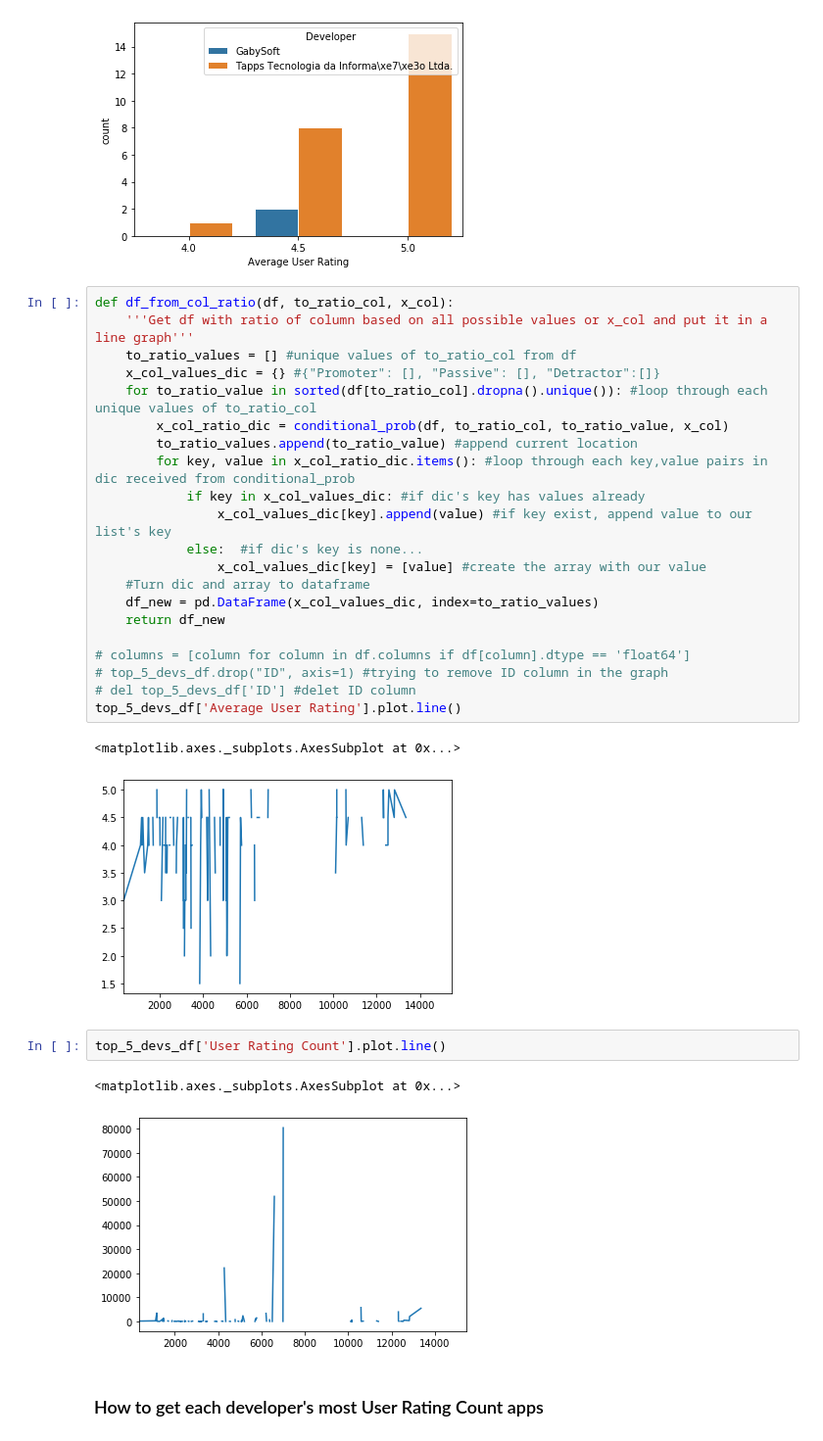
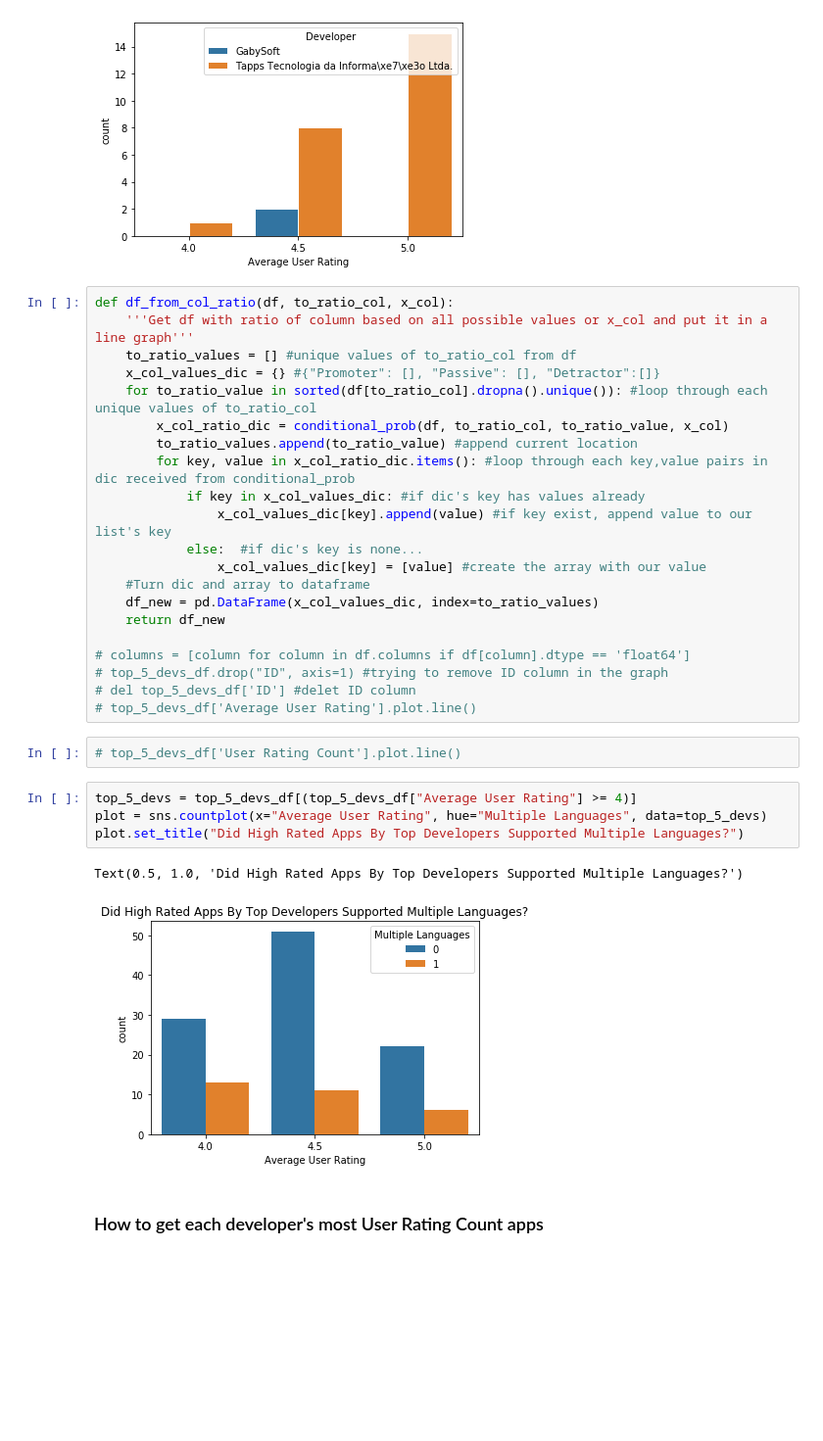
Before and after one commit to SamuelFolledo/DS1.1-Data-Analysis-And-Visualization, a Jupyter notebook: FinalProject/Mobile Strategy Games Analysis.ipynb, the cells around one changed output. Shown at 98% size. Drawn from its saved outputs; the diff is of its cells as text; blank space fills up the shorter version.

```diff
--- a/FinalProject/Mobile Strategy Games Analysis.ipynb
+++ b/FinalProject/Mobile Strategy Games Analysis.ipynb
@@ -480,15 +522,16 @@ def df_from_col_ratio(df, to_ratio_col, x_col):
 # columns = [column for column in df.columns if df[column].dtype == 'float64']
 # top_5_devs_df.drop("ID", axis=1) #trying to remove ID column in the graph
 # del top_5_devs_df['ID'] #delet ID column
-top_5_devs_df['Average User Rating'].plot.line()
+# top_5_devs_df['Average User Rating'].plot.line()
-# %% [output]
-<matplotlib.axes._subplots.AxesSubplot at 0x...>
-[figure, removed]
 # %%
-top_5_devs_df['User Rating Count'].plot.line()
+# top_5_devs_df['User Rating Count'].plot.line()
-# %% [output]
-<matplotlib.axes._subplots.AxesSubplot at 0x...>
-[figure, removed]
+# %%
+top_5_devs = top_5_devs_df[(top_5_devs_df["Average User Rating"] >= 4)]
+plot = sns.countplot(x="Average User Rating", hue="Multiple Languages", data=top_5_devs)
+plot.set_title("Did High Rated Apps By Top Developers Supported Multiple Languages?")
+# %% [output]
+Text(0.5, 1.0, 'Did High Rated Apps By Top Developers Supported Multiple Languages?')
+[figure, added]
 # %% [markdown]
 ### How to get each developer's most User Rating Count apps
 # %%
```
Also changed, not shown: parts of 14 cells of this notebook.
